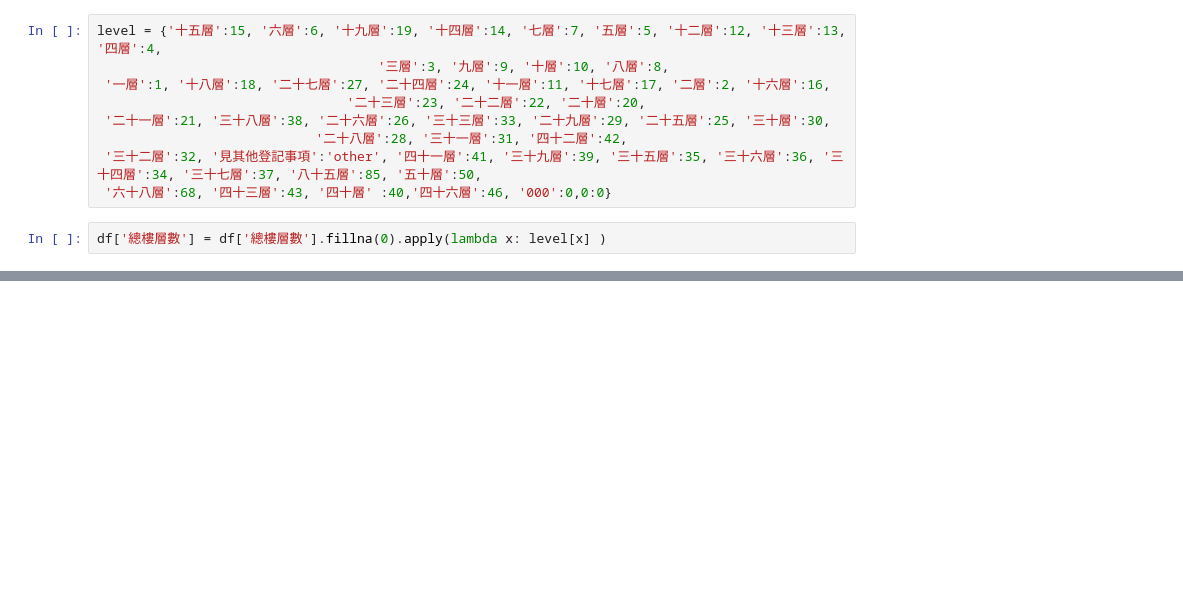
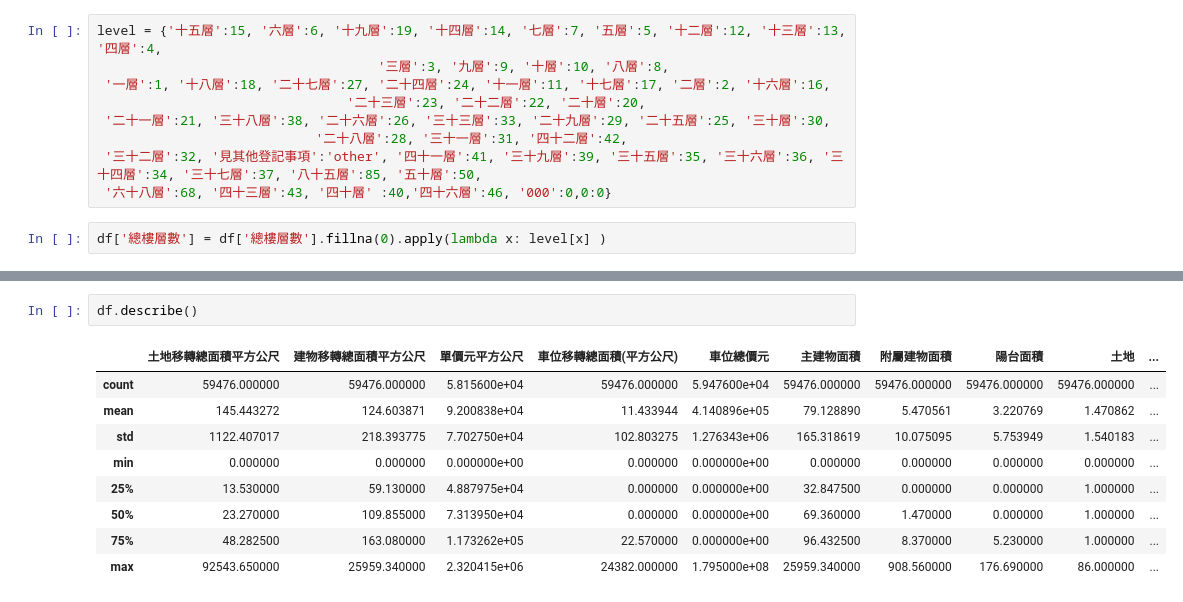
Before and after one commit to willhwh/DS_60Days, a Jupyter notebook: project2.ipynb, the cells around one changed output, grey strips where cells are left out. Saved outputs shown, nothing was run; the diff lists cells and outputs as text; blank space fills up the shorter version.

```diff
--- a/project2.ipynb
+++ b/project2.ipynb
@@ -152,2 +182,14 @@ print(f'{len(object_features)} Object Features : {object_features}')
 
 14 Object Features : ['鄉鎮市區', '交易標的', '都市土地使用分區', '非都市土地使用分區', '非都市土地使用編定', '總樓層數', '建物型態', '主要用途', '主要建材', '建物現況格局-隔間', '有無管理組織', '車位類別', 'build_date', 'trade_date']
+# %%
+df.describe()
+# %% [output]
+|  | 土地移轉總面積平方公尺 | 建物移轉總面積平方公尺 | 單價元平方公尺 | 車位移轉總面積(平方公尺) | 車位總價元 | 主建物面積 | 附屬建物面積 | 陽台面積 | 土地 | ... |
+| count | 59476.000000 | 59476.000000 | 5.815600e+04 | 59476.000000 | 5.947600e+04 | 59476.000000 | 59476.000000 | 59476.000000 | 59476.000000 | ... |
+| mean | 145.443272 | 124.603871 | 9.200838e+04 | 11.433944 | 4.140896e+05 | 79.128890 | 5.470561 | 3.220769 | 1.470862 | ... |
+| std | 1122.407017 | 218.393775 | 7.702750e+04 | 102.803275 | 1.276343e+06 | 165.318619 | 10.075095 | 5.753949 | 1.540183 | ... |
+| min | 0.000000 | 0.000000 | 0.000000e+00 | 0.000000 | 0.000000e+00 | 0.000000 | 0.000000 | 0.000000 | 0.000000 | ... |
+| 25% | 13.530000 | 59.130000 | 4.887975e+04 | 0.000000 | 0.000000e+00 | 32.847500 | 0.000000 | 0.000000 | 1.000000 | ... |
+| 50% | 23.270000 | 109.855000 | 7.313950e+04 | 0.000000 | 0.000000e+00 | 69.360000 | 1.470000 | 0.000000 | 1.000000 | ... |
+| 75% | 48.282500 | 163.080000 | 1.173262e+05 | 22.570000 | 0.000000e+00 | 96.432500 | 8.370000 | 5.230000 | 1.000000 | ... |
+| max | 92543.650000 | 25959.340000 | 2.320415e+06 | 24382.000000 | 1.795000e+08 | 25959.340000 | 908.560000 | 176.690000 | 86.000000 | ... |
```
Also changed, not shown: parts of 19 cells of this notebook.
